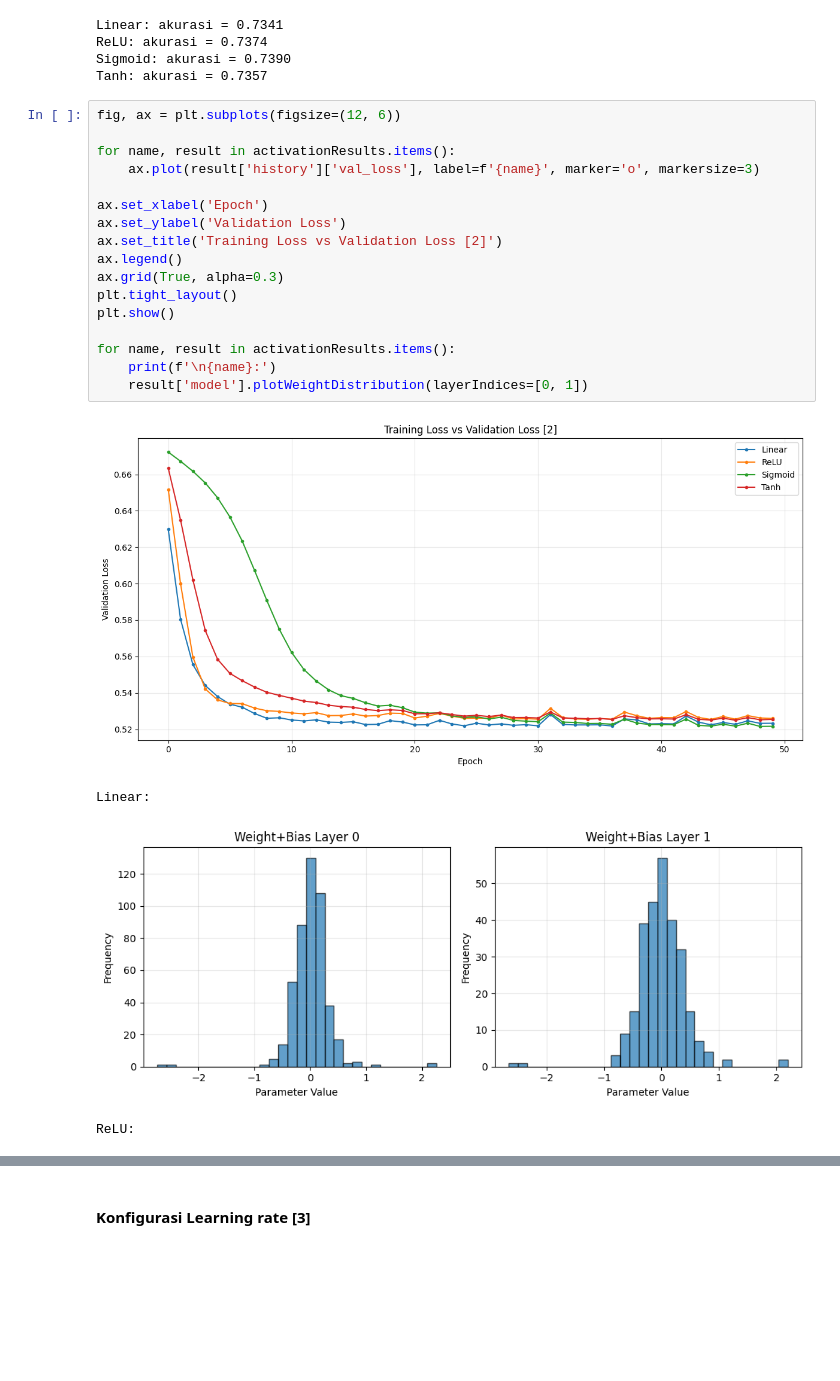
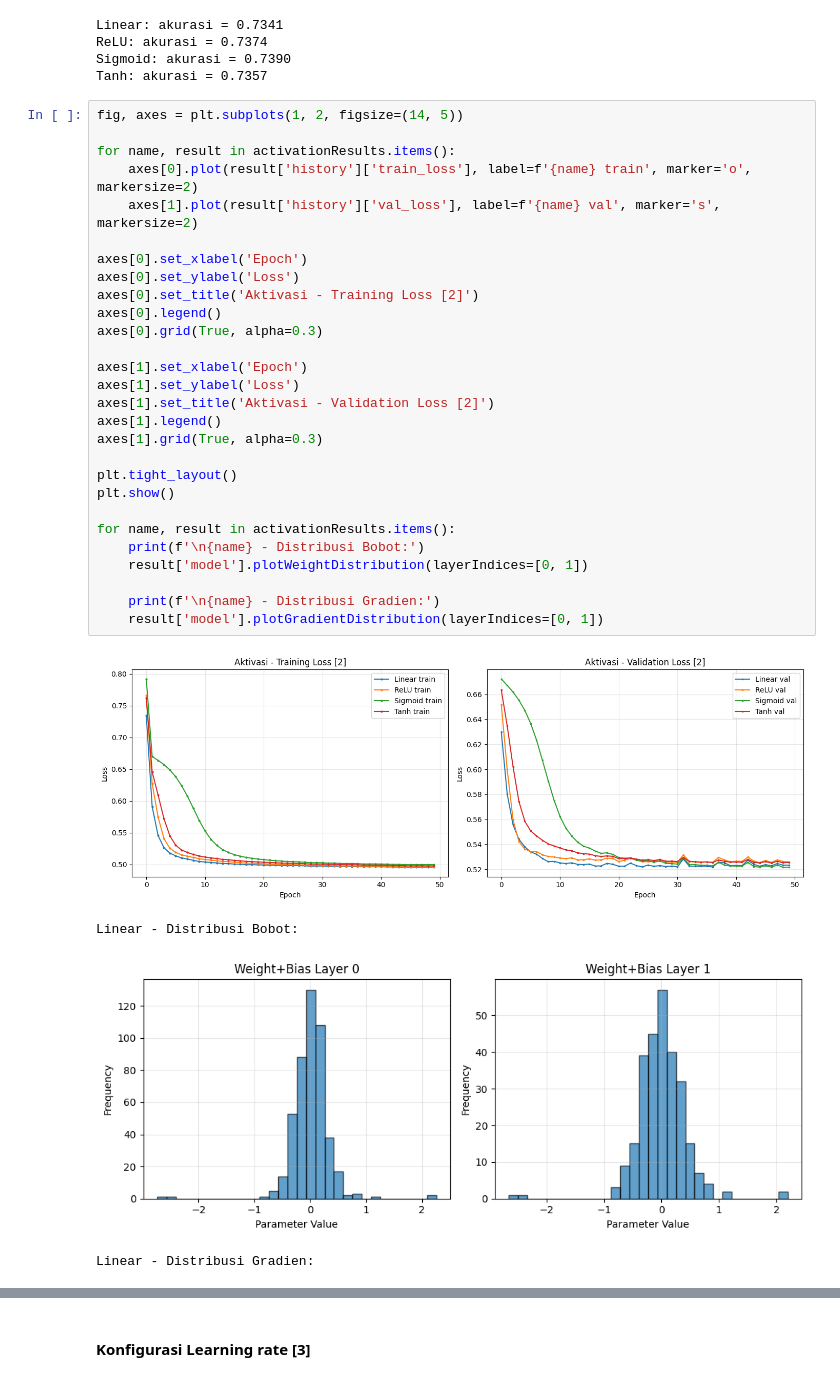
Before and after one commit to TKurr/feed-forward-neural-network, a Jupyter notebook: notebooks/1-pengujian-terpisah-ffnn.ipynb, the cells around one changed output, grey strips where cells are left out. Cells and saved outputs as stored; diff of their text form; blank space fills up the shorter version.

```diff
--- a/notebooks/1-pengujian-terpisah-ffnn.ipynb
+++ b/notebooks/1-pengujian-terpisah-ffnn.ipynb
@@ -285,24 +287,35 @@ ReLU: akurasi = 0.7374
 Sigmoid: akurasi = 0.7390
 Tanh: akurasi = 0.7357
 # %%
-fig, ax = plt.subplots(figsize=(12, 6))
+fig, axes = plt.subplots(1, 2, figsize=(14, 5))
 
 for name, result in activationResults.items():
-    ax.plot(result['history']['val_loss'], label=f'{name}', marker='o', markersize=3)
+    axes[0].plot(result['history']['train_loss'], label=f'{name} train', marker='o', markersize=2)
+    axes[1].plot(result['history']['val_loss'], label=f'{name} val', marker='s', markersize=2)
 
-ax.set_xlabel('Epoch')
-ax.set_ylabel('Validation Loss')
-ax.set_title('Training Loss vs Validation Loss [2]')
-ax.legend()
-ax.grid(True, alpha=0.3)
+axes[0].set_xlabel('Epoch')
+axes[0].set_ylabel('Loss')
+axes[0].set_title('Aktivasi - Training Loss [2]')
+axes[0].legend()
+axes[0].grid(True, alpha=0.3)
+
+axes[1].set_xlabel('Epoch')
+axes[1].set_ylabel('Loss')
+axes[1].set_title('Aktivasi - Validation Loss [2]')
+axes[1].legend()
+axes[1].grid(True, alpha=0.3)
+
 plt.tight_layout()
 plt.show()
 
 for name, result in activationResults.items():
-    print(f'\n{name}:')
+    print(f'\n{name} - Distribusi Bobot:')
     result['model'].plotWeightDistribution(layerIndices=[0, 1])
+
+    print(f'\n{name} - Distribusi Gradien:')
+    result['model'].plotGradientDistribution(layerIndices=[0, 1])
 # %% [output]
-[figure, old version]
+[figure, new version]
-Linear:
+Linear - Distribusi Bobot:
 [figure]
-ReLU:
+Linear - Distribusi Gradien:
```
Also changed, not shown: parts of 4 cells of this notebook.
